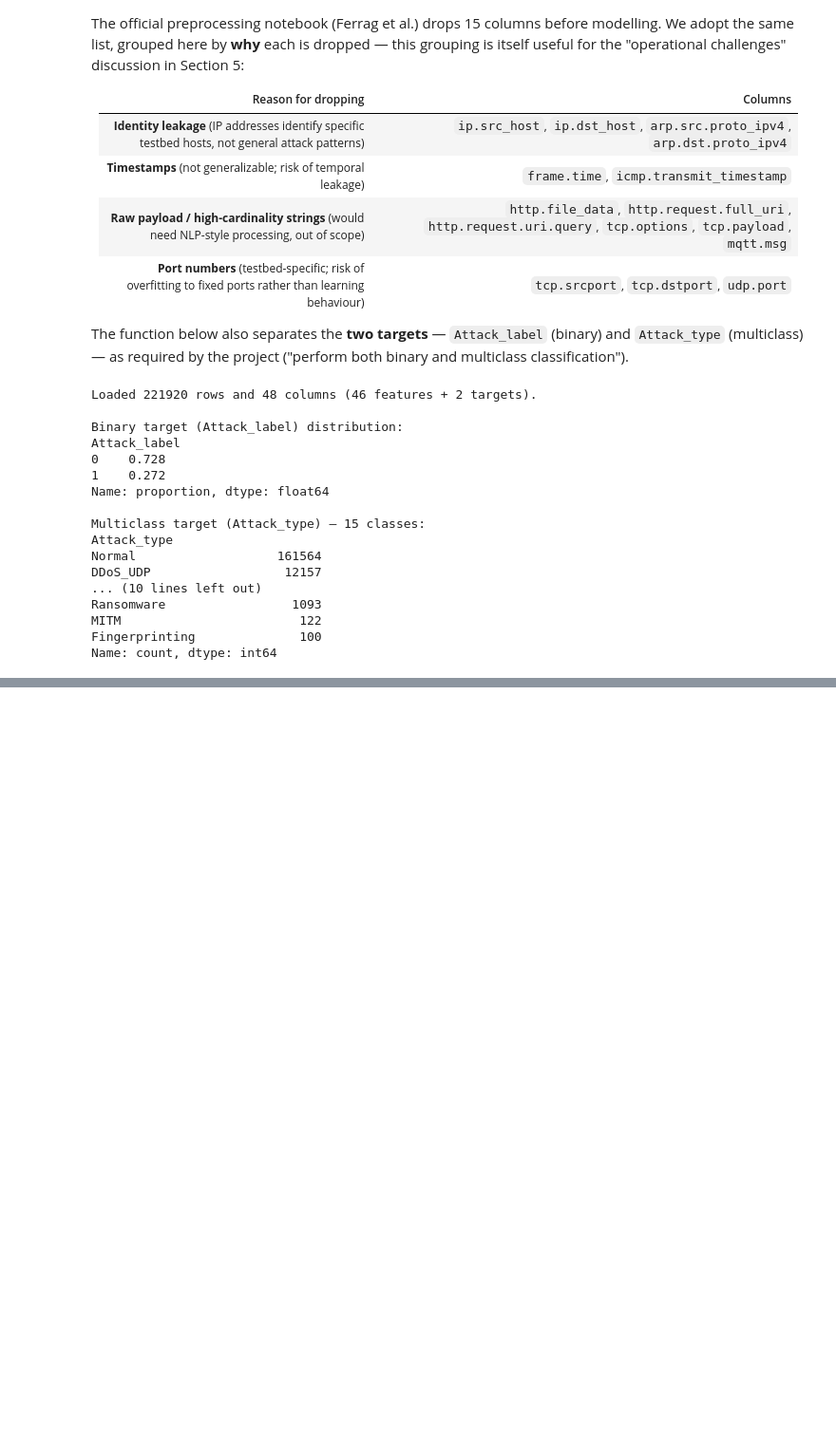
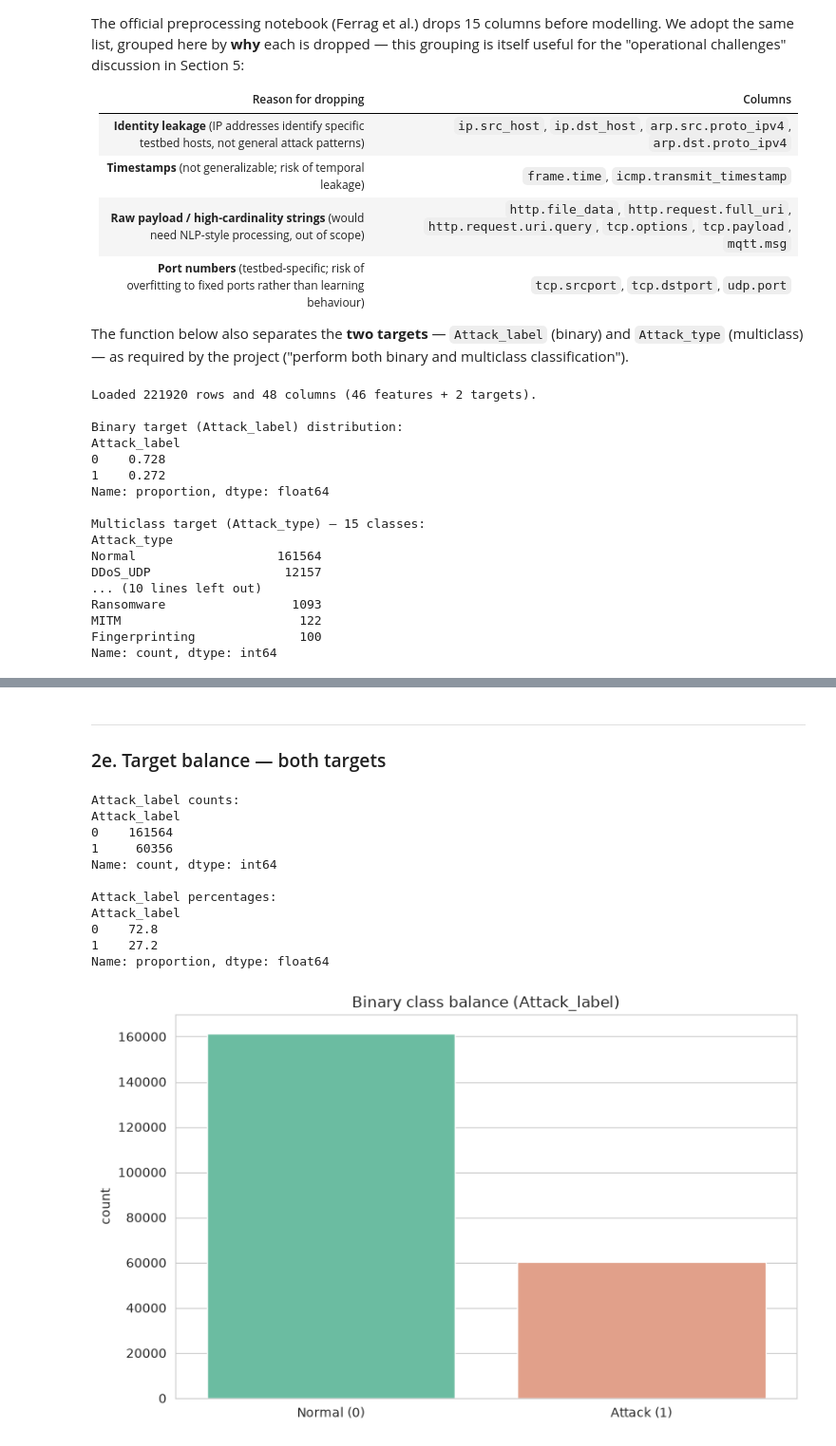
Before and after one commit to ablayeT/edge-iiotset-project, a Jupyter notebook: notebooks/01_final_project_edgeiiot.ipynb, the cells around one changed output, grey strips where cells are left out. Shown at 95% size. Saved outputs shown, nothing was run; the diff lists cells and outputs as text; code cells hidden in the pictures; blank space fills up the shorter version.

```diff
--- a/notebooks/01_final_project_edgeiiot.ipynb
+++ b/notebooks/01_final_project_edgeiiot.ipynb
@@ -270,0 +460,35 @@ once for multiclass (`Attack_type`), as required.
+# %% [markdown]
+---
+
+### 2e. Target balance — both targets
+# %%
+# --- Binary target: Attack_label ---
+counts_bin = df['Attack_label'].value_counts().sort_index()
+pct_bin = df['Attack_label'].value_counts(normalize=True).sort_index() * 100
+print("Attack_label counts:")
+print(counts_bin)
+print("\nAttack_label percentages:")
+print(pct_bin.round(2))
+
+fig, ax = plt.subplots()
+sns.countplot(data=df, x='Attack_label', hue='Attack_label',
+               palette=['#5DCAA5', '#F0997B'], legend=False, ax=ax)
+ax.set_xticks([0, 1])
+ax.set_xticklabels(['Normal (0)', 'Attack (1)'])
+ax.set_xlabel('')
+ax.set_title('Binary class balance (Attack_label)')
+plt.tight_layout()
+plt.show()
+# %% [output]
+Attack_label counts:
+Attack_label
+0    161564
+1     60356
+Name: count, dtype: int64
+
+Attack_label percentages:
+Attack_label
+0    72.8
+1    27.2
+Name: proportion, dtype: float64
+[figure, added]
```
Also changed, not shown: parts of 59 cells of this notebook.
